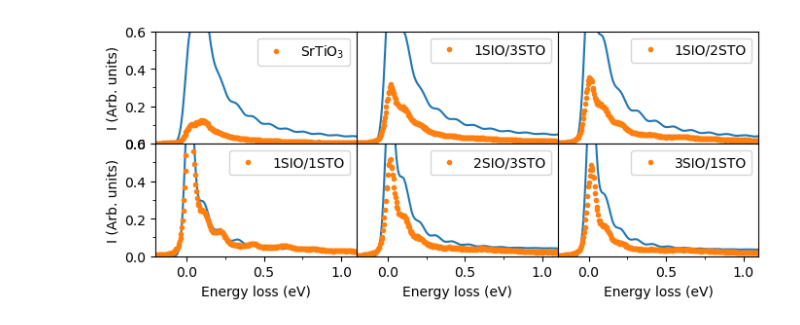
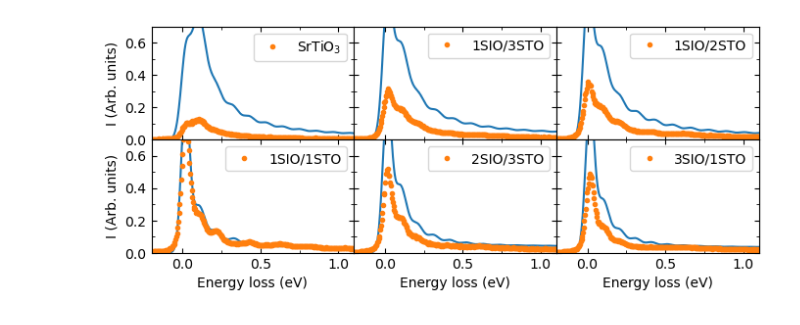
Before and after one commit to mpmdean/Meyers2018decoupling, a Jupyter notebook: plot.ipynb, the cells around one changed output. Saved outputs shown, nothing was run; the diff lists cells and outputs as text; code cells hidden in the pictures.

```diff
--- a/plot.ipynb
+++ b/plot.ipynb
@@ -20,34 +20,34 @@ labels = ['SrTiO$_3$',
           '2SIO/3STO',
           '3SIO/1STO',
          ]
 
 
 fig, axs = plt.subplots(2, 3, figsize=(8, 3))
 
 for ax, stem, label in zip(axs.ravel(), stems, labels):
     M = np.loadtxt(f'FitResult/{stem}_Adj_BGD_0.22_Fit.txt')
     ax.plot(M[1, :], M[0, :])
 
     M = np.loadtxt(f'SummedData/{stem}_SAC.txt')
     ax.plot(M[0, :], M[1, :], '.', label=label)
 
-    ax.axis([-0.2, 1.1, 0, 0.6])
+    ax.axis([-0.2, 1.1, 0, 0.7])
     ax.legend()
     ax.xaxis.set_minor_locator(AutoMinorLocator(2))
     ax.yaxis.set_minor_locator(AutoMinorLocator(2))
 
 fig.subplots_adjust(hspace=0, wspace=0)
 
 for ax in axs[0, :]:
-    ax.set_xticks([])
+    ax.set_xticklabels([])
 
 for ax in axs[:, 1:].ravel():
-    ax.set_yticks([])
+    ax.set_yticklabels([])
 
 for ax in axs[1, :]:
     ax.set_xlabel('Energy loss (eV)')
 
 for ax in axs[:, 0]:
     ax.set_ylabel('I (Arb. units)')
 # %% [output]
-[figure, old version]
+[figure, new version]
```
Also changed, not shown: 1 other file.
